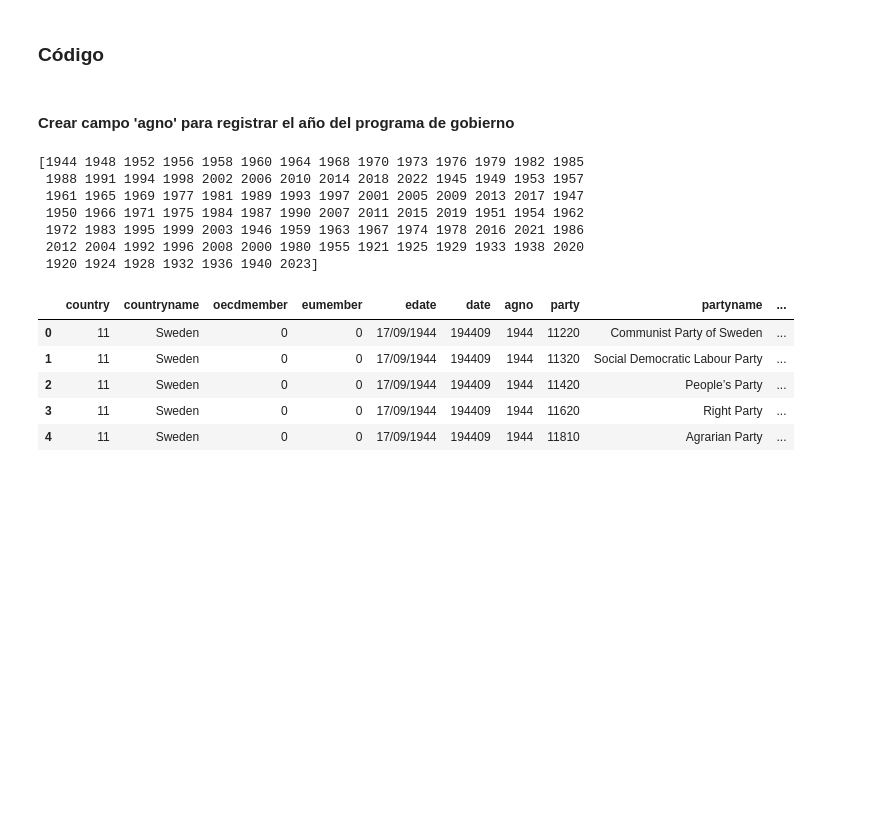
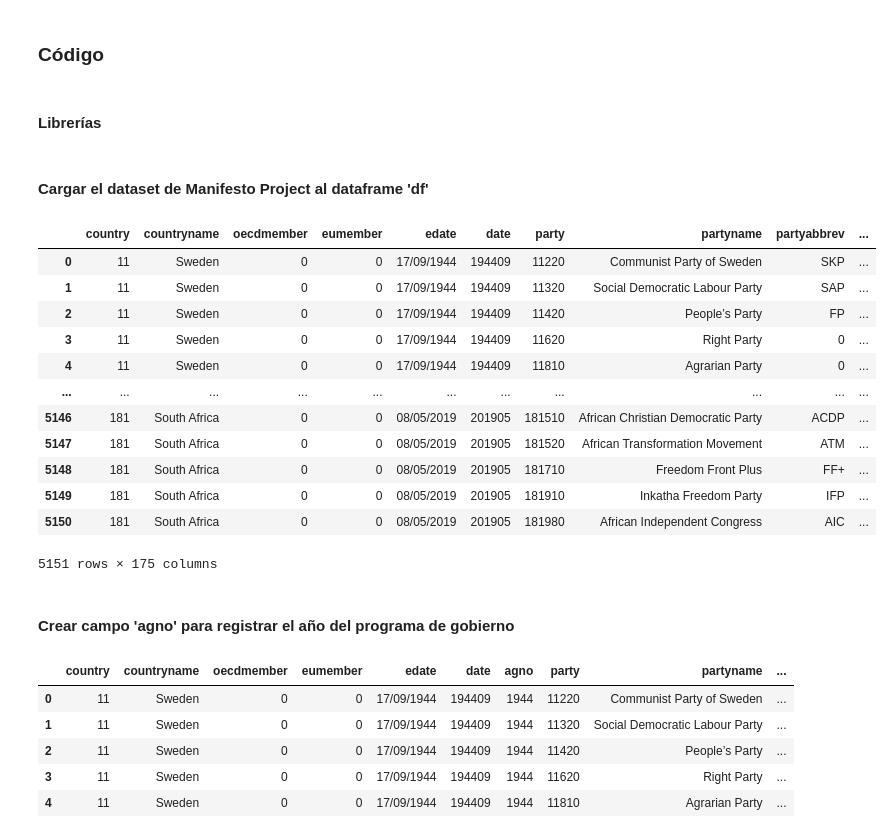
Before and after one commit to MatiasBunsterRaby/Capstone_git, a Jupyter notebook: notebooks/Correlaciones_aspectosl.ipynb, the cells around one changed output. Cells and saved outputs as stored; diff of their text form; code cells hidden in the pictures; blank space fills up the shorter version.

```diff
--- a/notebooks/Correlaciones_aspectosl.ipynb
+++ b/notebooks/Correlaciones_aspectosl.ipynb
@@ -57,6 +57,8 @@ Pre proceso de la información:
 *   * Medidas de centralidad
 # %% [markdown]
 ### Código
+# %% [markdown]
+#### Librerías
 # %%
 import pandas as pd
 import numpy as np
@@ -68,0 +71,2 @@ df = pd.read_csv(file_path)
+# %% [markdown]
+#### Cargar el dataset de Manifesto Project al dataframe 'df'
@@ -69,3 +76,19 @@ df = pd.read_csv(file_path)
+# %%
+df
+# %% [output]
+|  | country | countryname | oecdmember | eumember | edate | date | party | partyname | partyabbrev | ... |
+| 0 | 11 | Sweden | 0 | 0 | 17/09/1944 | 194409 | 11220 | Communist Party of Sweden | SKP | ... |
+| 1 | 11 | Sweden | 0 | 0 | 17/09/1944 | 194409 | 11320 | Social Democratic Labour Party | SAP | ... |
+| 2 | 11 | Sweden | 0 | 0 | 17/09/1944 | 194409 | 11420 | People’s Party | FP | ... |
+| 3 | 11 | Sweden | 0 | 0 | 17/09/1944 | 194409 | 11620 | Right Party | 0 | ... |
+| 4 | 11 | Sweden | 0 | 0 | 17/09/1944 | 194409 | 11810 | Agrarian Party | 0 | ... |
+| ... | ... | ... | ... | ... | ... | ... | ... | ... | ... | ... |
+| 5146 | 181 | South Africa | 0 | 0 | 08/05/2019 | 201905 | 181510 | African Christian Democratic Party | ACDP | ... |
+| 5147 | 181 | South Africa | 0 | 0 | 08/05/2019 | 201905 | 181520 | African Transformation Movement | ATM | ... |
+| 5148 | 181 | South Africa | 0 | 0 | 08/05/2019 | 201905 | 181710 | Freedom Front Plus | FF+ | ... |
+| 5149 | 181 | South Africa | 0 | 0 | 08/05/2019 | 201905 | 181910 | Inkatha Freedom Party | IFP | ... |
+| 5150 | 181 | South Africa | 0 | 0 | 08/05/2019 | 201905 | 181980 | African Independent Congress | AIC | ... |
+5151 rows × 175 columns
 # %% [markdown]
 #### Crear campo 'agno' para registrar el año del programa de gobierno
 # %%
@@ -74,15 +97,7 @@ df.insert(df.columns.get_loc('date') + 1, 'agno', df['edate'].str[-4:].astype(in
 
 # List unique values of new column 'agno'
 unique_agno_values = df['agno'].unique()
-print(unique_agno_values)
+# print(unique_agno_values)
-# %% [output]
-[1944 1948 1952 1956 1958 1960 1964 1968 1970 1973 1976 1979 1982 1985
- 1988 1991 1994 1998 2002 2006 2010 2014 2018 2022 1945 1949 1953 1957
- 1961 1965 1969 1977 1981 1989 1993 1997 2001 2005 2009 2013 2017 1947
- 1950 1966 1971 1975 1984 1987 1990 2007 2011 2015 2019 1951 1954 1962
- 1972 1983 1995 1999 2003 1946 1959 1963 1967 1974 1978 2016 2021 1986
- 2012 2004 1992 1996 2008 2000 1980 1955 1921 1925 1929 1933 1938 2020
- 1920 1924 1928 1932 1936 1940 2023]
 # %%
 df.head()
 # %% [output]
```
Also changed, not shown: parts of 40 cells of this notebook.
